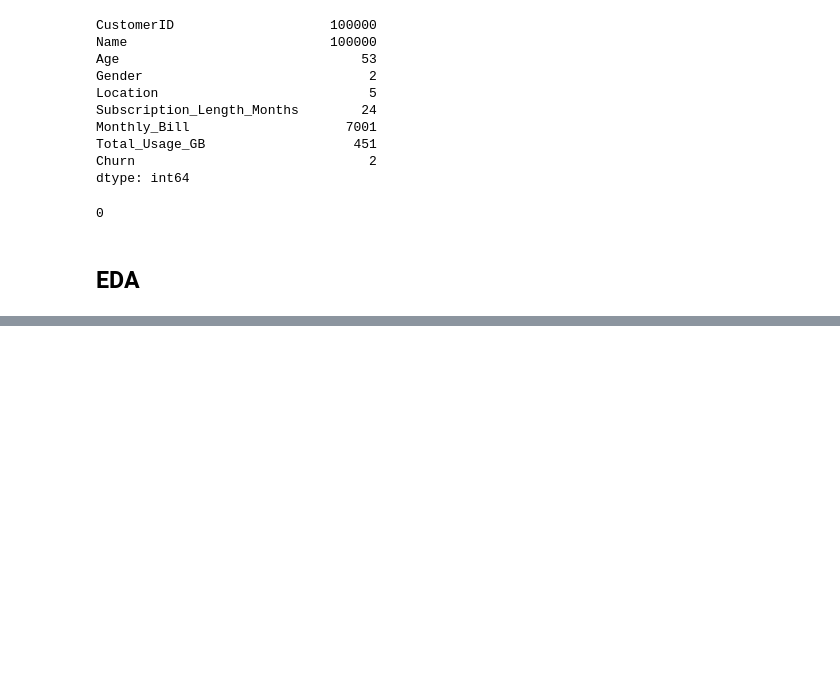
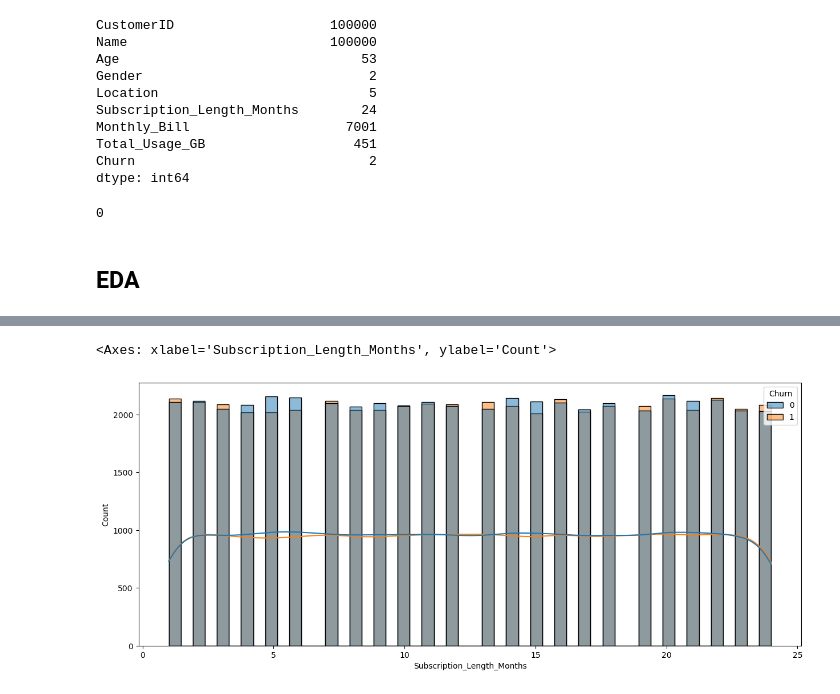
Before and after one commit to Sanket-g-75/Customer-Churn-Prediction, a Jupyter notebook: notebooks/data-knowledge.ipynb, the cells around one changed output, grey strips where cells are left out. Cells and saved outputs as stored; diff of their text form; code cells hidden in the pictures; blank space fills up the shorter version.

```diff
--- a/notebooks/data-knowledge.ipynb
+++ b/notebooks/data-knowledge.ipynb
@@ -97,0 +118,6 @@ data['Churn'].value_counts()
+# %%
+fig, ax = plt.subplots(figsize=(15, 6))
+sns.histplot(data=data,x='Subscription_Length_Months', bins=50, kde=True,hue='Churn', ax=ax)
+# %% [output]
+<Axes: xlabel='Subscription_Length_Months', ylabel='Count'>
+[figure, added]
```
Also changed, not shown: parts of 5 cells of this notebook.
